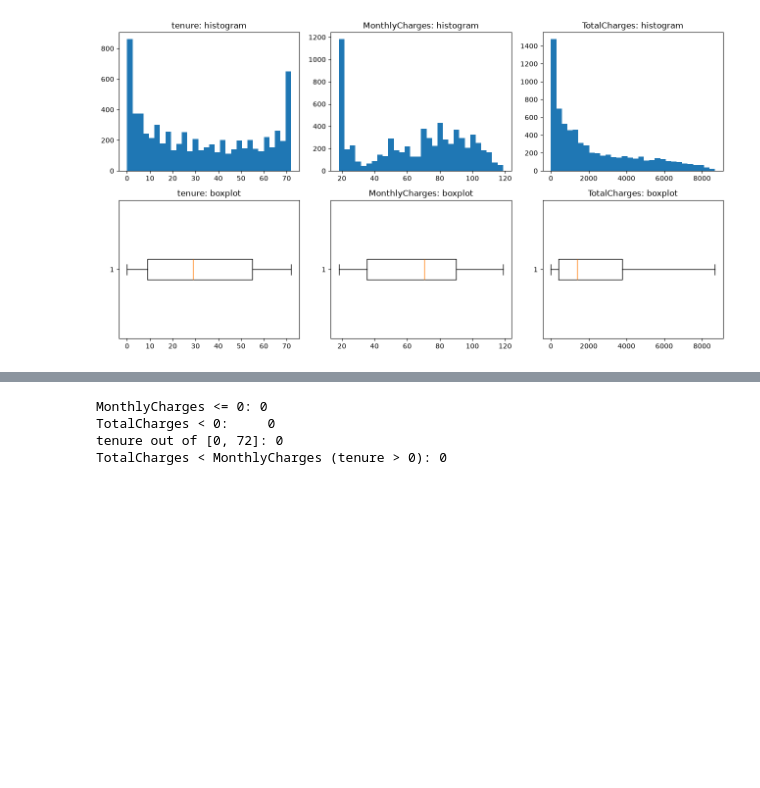
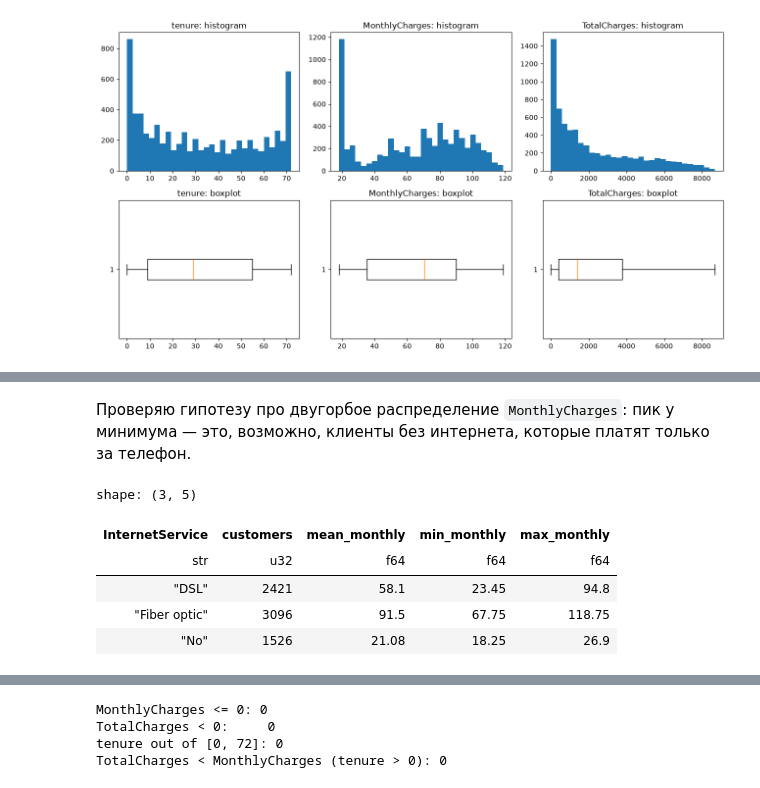
Before and after one commit to photoseanp/telco, a Jupyter notebook: notebooks/EDA.ipynb, the cells around one changed output, grey strips where cells are left out. Drawn from its saved outputs; the diff is of its cells as text; code cells hidden in the pictures; blank space fills up the shorter version.

```diff
--- a/notebooks/EDA.ipynb
+++ b/notebooks/EDA.ipynb
@@ -295,0 +342,21 @@ plt.show()
+# %% [markdown]
+Проверяю гипотезу про двугорбое распределение `MonthlyCharges`: пик у минимума — это, возможно, клиенты без интернета, которые платят только за телефон.
+# %%
+(
+    typed.group_by("InternetService")
+    .agg(
+        pl.len().alias("customers"),
+        pl.col("MonthlyCharges").mean().round(2).alias("mean_monthly"),
+        pl.col("MonthlyCharges").min().alias("min_monthly"),
+        pl.col("MonthlyCharges").max().alias("max_monthly"),
+    )
+    .with_columns(pl.col("InternetService").cast(pl.String))
+    .sort("InternetService")
+)
+# %% [output]
+shape: (3, 5)
+| InternetService | customers | mean_monthly | min_monthly | max_monthly |
+| str | u32 | f64 | f64 | f64 |
+| "DSL" | 2421 | 58.1 | 23.45 | 94.8 |
+| "Fiber optic" | 3096 | 91.5 | 67.75 | 118.75 |
+| "No" | 1526 | 21.08 | 18.25 | 26.9 |
```
Also changed, not shown: parts of 39 cells of this notebook.
